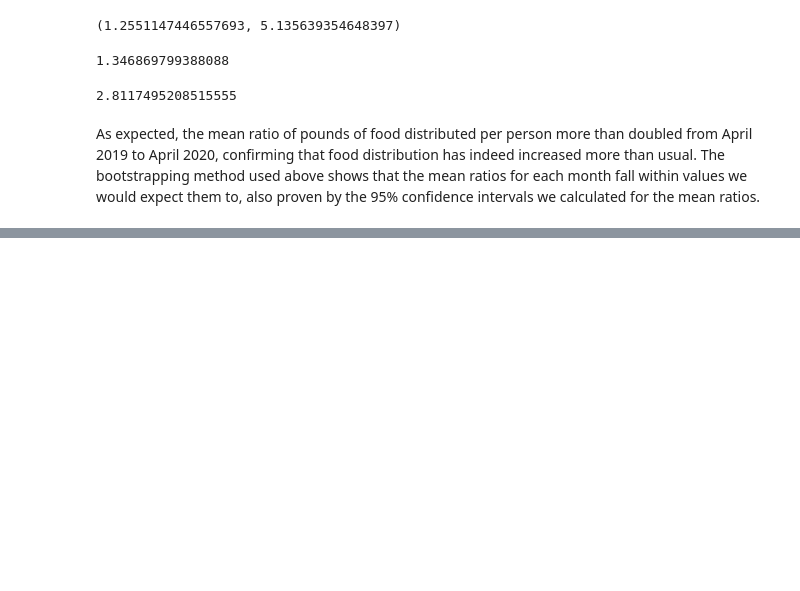
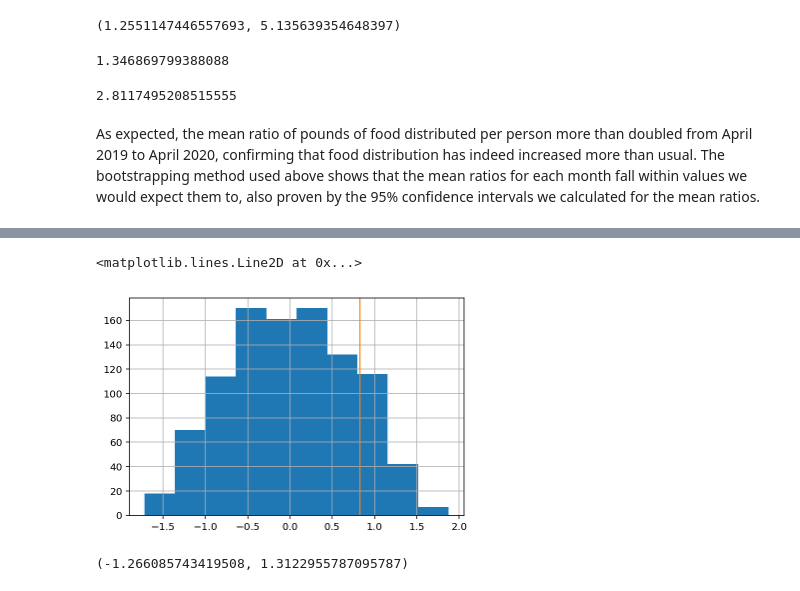
Before and after one commit to COGS108/group05_sp20, a Jupyter notebook: Gadi_Notebook.ipynb, the cells around one changed output, grey strips where cells are left out. Saved outputs shown, nothing was run; the diff lists cells and outputs as text; code cells hidden in the pictures; blank space fills up the shorter version.

```diff
--- a/Gadi_Notebook.ipynb
+++ b/Gadi_Notebook.ipynb
@@ -507,0 +533,13 @@ The bootstrapping method used above shows that the mean ratios for each month fa
+# %%
+#February
+diff = ratios6.ratio.mean() - ratios2.ratio.mean()
+feb_bootstrap = month_bootstrap(ratios2, ratios6)
+feb_bootstrap.meandiff.hist()
+plt.axvline(diff, color='C1')
+# %% [output]
+<matplotlib.lines.Line2D at 0x...>
+[figure, added]
+# %%
+feb_bootstrap.meandiff.quantile(0.025), feb_bootstrap.meandiff.quantile(0.975)
+# %% [output]
+(-1.266085743419508, 1.3122955787095787)
```
Also changed, not shown: parts of 9 cells of this notebook.
